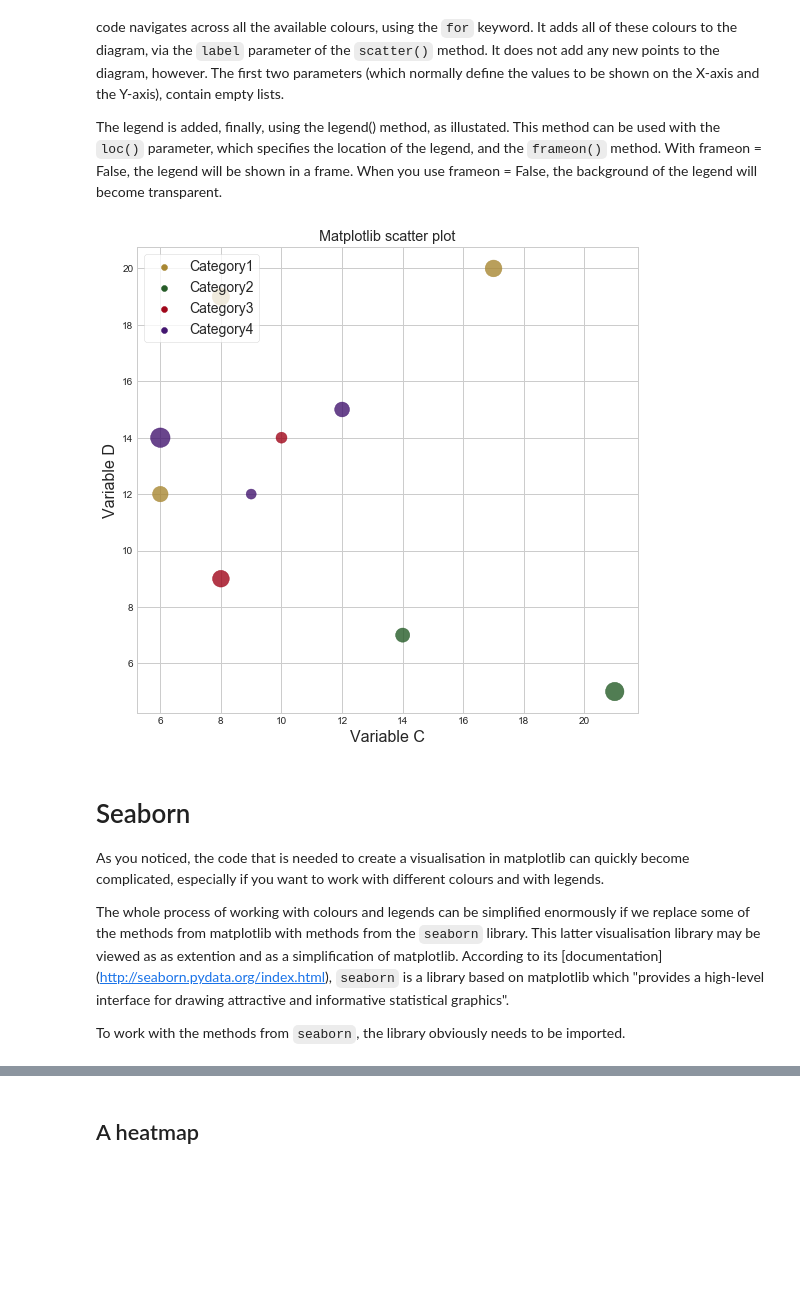
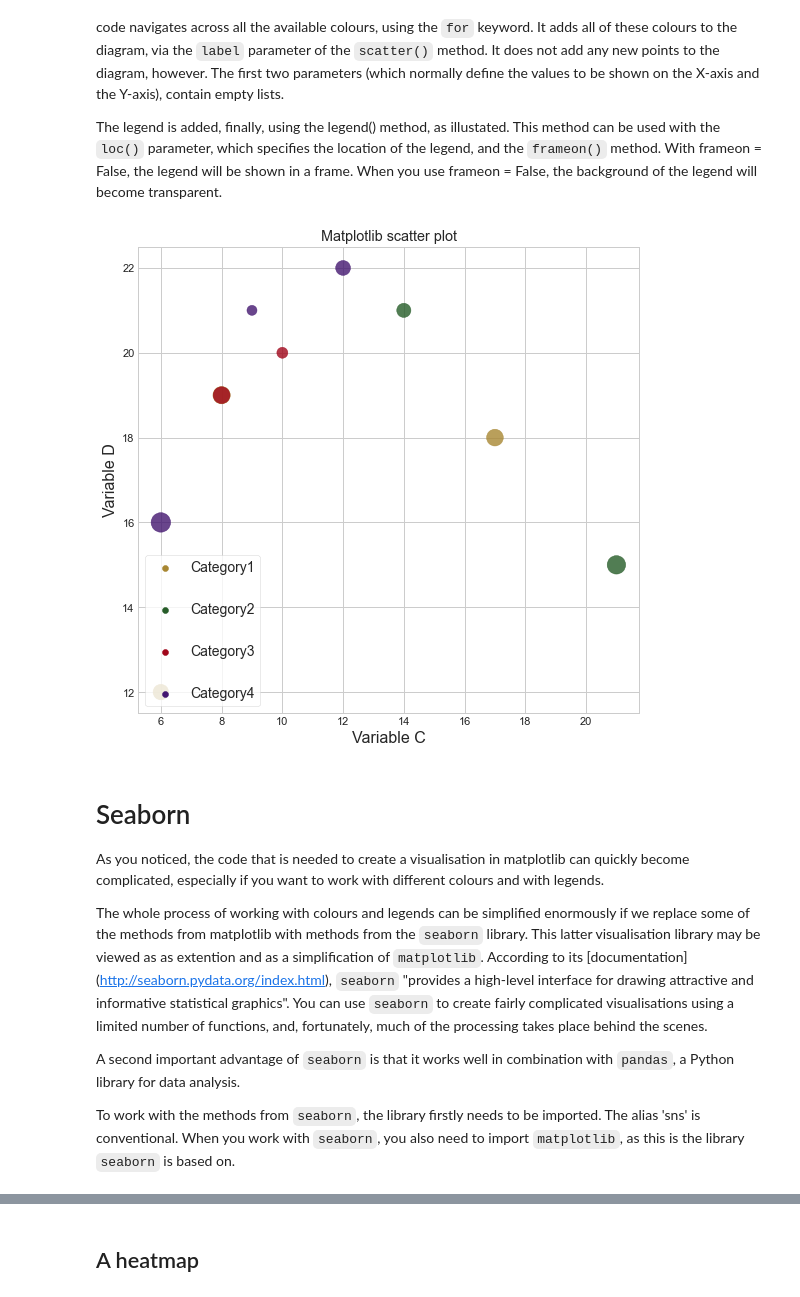
Before and after one commit to cdsleiden/python-tutorial, a Jupyter notebook: 12 Visualisation.ipynb, the cells around one changed output, grey strips where cells are left out. Drawn from its saved outputs; the diff is of its cells as text; code cells hidden in the pictures; blank space fills up the shorter version.

```diff
--- a/12 Visualisation.ipynb
+++ b/12 Visualisation.ipynb
@@ -14,15 +14,15 @@ Data visualisations are obviously based on data. The data to be used in the rema
 import pandas as pd
 
 data = [ [12,5,6,12] ,
-[14,11,17,20] ,
+[14,11,17,18] ,
 [15,6,8,19] ,
-[17,3,21,5] ,
-[10,9,14,7] ,
-[14,7,8,9] ,
-[6,9,10,14] ,
-[5,8,9,12] ,
-[19,4,6,14] ,
-[11,12,12,15] ]
+[17,3,21,15] ,
+[10,9,14,21] ,
+[14,7,8,19] ,
+[6,8,10,20] ,
+[5,8,9,21] ,
+[19,4,6,16] ,
+[11,12,12,22] ]
 
 df = pd.DataFrame(data, columns = ['A', 'B' , 'C' , 'D'] )
 
@@ -240,38 +240,40 @@ The legend is added, finally, using the legend() method, as illustated. This met
 # %%
 import matplotlib.pyplot as plt
 
 plt.style.use('seaborn-whitegrid')
 
 
 fig = plt.figure( figsize = ( 8,8 ))
 ax = plt.axes()
 
 
 ax.scatter( df['C'] , df['D'] , c = colours , alpha=0.8,  s= df['A'] * 20 )
 
 ax.set_xlabel('Variable C' , fontsize = 16 )
 ax.set_ylabel('Variable D' , fontsize = 16 )
 
 plt.title('Matplotlib scatter plot')
 
 
 for item in legendDict:
     plt.scatter( [], [], c = item , label = legendDict[item] )
 
-plt.legend(loc=2 , frameon=True ,  prop={'size': 14} )
+plt.legend(loc=3 , frameon=True ,  prop={'size': 14} )
 
 
 plt.show()
 # %% [output]
-[figure, old version]
+[figure, new version]
 # %% [markdown]
 # Seaborn
 
 As you noticed, the code that is needed to create a visualisation in matplotlib can quickly become complicated, especially if you want to work with different colours and with legends.
 
-The whole process of working with colours and legends can be simplified enormously if we replace some of the methods from matplotlib with methods from the `seaborn` library. This latter visualisation library may be viewed as as extention and as a simplification of matplotlib. According to its [documentation]
-(http://seaborn.pydata.org/index.html), `seaborn` is a library based on matplotlib which "provides a high-level interface for drawing attractive and informative statistical graphics".
+The whole process of working with colours and legends can be simplified enormously if we replace some of the methods from matplotlib with methods from the `seaborn` library. This latter visualisation library may be viewed as as extention and as a simplification of `matplotlib`. According to its [documentation]
+(http://seaborn.pydata.org/index.html), `seaborn` "provides a high-level interface for drawing attractive and informative statistical graphics". You can use `seaborn` to create fairly complicated visualisations using a limited number of functions, and, fortunately, much of the processing takes place behind the scenes.
 
-To work with the methods from `seaborn`, the library obviously needs to be imported.
+A second important advantage of `seaborn` is that it works well in combination with `pandas`, a Python library for data analysis.
+
+To work with the methods from `seaborn`, the library firstly needs to be imported. The alias 'sns' is conventional. When you work with `seaborn`, you also need to import `matplotlib`, as this is the library `seaborn` is based on.
 # %%
 import seaborn as sns
```
Also changed, not shown: parts of 26 cells of this notebook, 2 other files.
